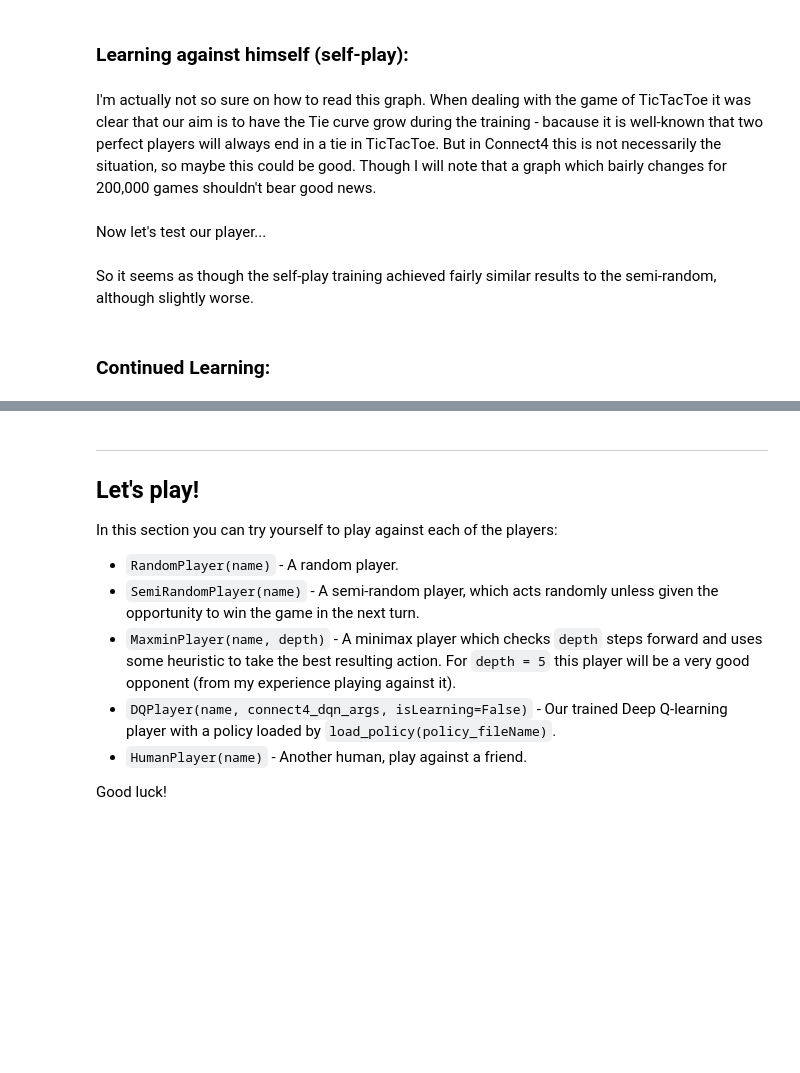
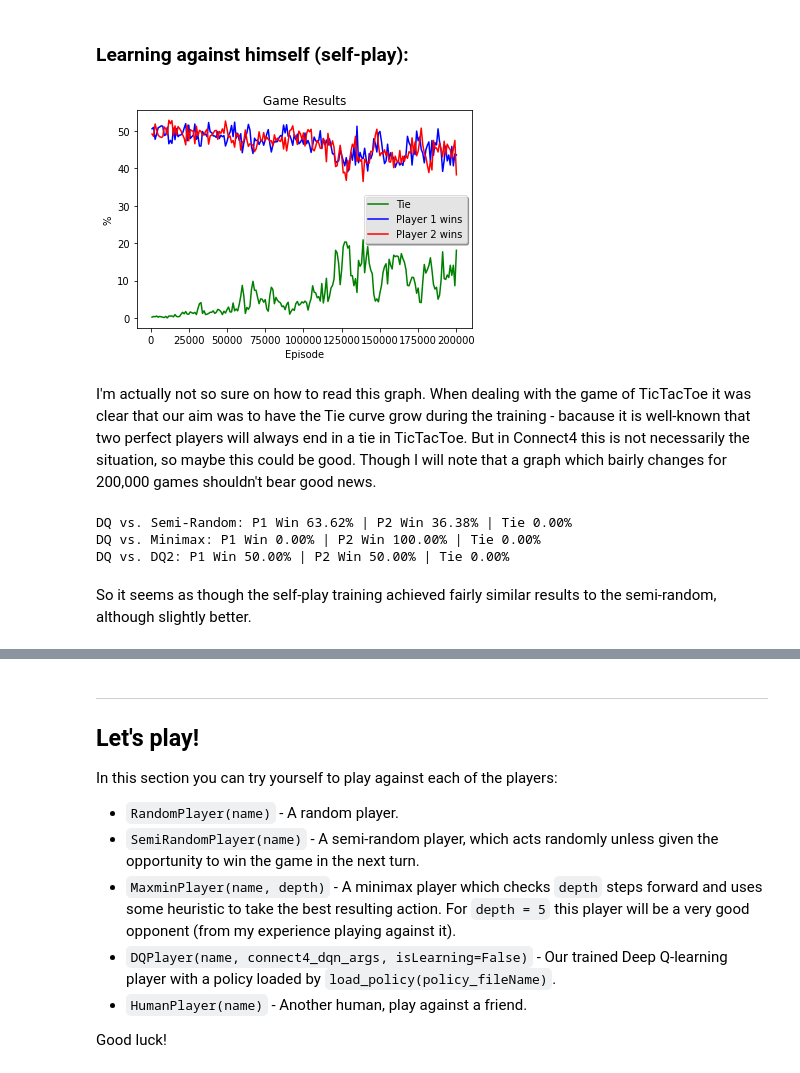
Before and after one commit to roy-hachnochi/Reinforcement-Learning, a Jupyter notebook: Connect4 - Deep Q-Learning.ipynb, the cells around one changed output, grey strips where cells are left out. Cells and saved outputs as stored; diff of their text form; code cells hidden in the pictures; blank space fills up the shorter version.

```diff
--- a/Connect4 - Deep Q-Learning.ipynb
+++ b/Connect4 - Deep Q-Learning.ipynb
@@ -110,20 +112,20 @@ Not looking good enough... No wins against the Minimax player, and almost 16% lo
 # %% [markdown]
 ### Learning against himself (self-play):
 # %%
-policy_fileName = "./Connect4/DQpolicy_selfPlay"
+policy_fileName = "./Connect4/Policies/DQpolicy_selfPlay"
 nGames = 200000
 
 p1 = DQPlayer("DQ", connect4_dqn_args, isLearning=True)
 
 log = train(state, p1, p1, nGames=nGames)
 plot_log(log)
 p1.save_policy(policy_fileName)
+# %% [output]
+[figure, added]
 # %% [markdown]
-I'm actually not so sure on how to read this graph. When dealing with the game of TicTacToe it was clear that our aim is to have the Tie curve grow during the training - bacause it is well-known that two perfect players will always end in a tie in TicTacToe. But in Connect4 this is not necessarily the situation, so maybe this could be good. Though I will note that a graph which bairly changes for 200,000 games shouldn't bear good news.
+I'm actually not so sure on how to read this graph. When dealing with the game of TicTacToe it was clear that our aim was to have the Tie curve grow during the training - bacause it is well-known that two perfect players will always end in a tie in TicTacToe. But in Connect4 this is not necessarily the situation, so maybe this could be good. Though I will note that a graph which bairly changes for 200,000 games shouldn't bear good news.
-# %% [markdown]
-Now let's test our player...
 # %%
-policy_fileName = "./Connect4/DQpolicy_selfPlay"
+policy_fileName = "./Connect4/Policies/DQpolicy_selfPlay"
 p1 = DQPlayer("DQ", connect4_dqn_args, isLearning=False)
 p1.load_policy(policy_fileName)
 
@@ -134,7 +136,9 @@ p4.load_policy(policy_fileName)
 opponents = [p2, p3, p4]
 nGamesList = [10000, 10, 2]
 multi_evaluation(state, p1, opponents, nGamesList)
+# %% [output]
+DQ vs. Semi-Random: P1 Win 63.62% | P2 Win 36.38% | Tie 0.00%
+DQ vs. Minimax: P1 Win 0.00% | P2 Win 100.00% | Tie 0.00%
+DQ vs. DQ2: P1 Win 50.00% | P2 Win 50.00% | Tie 0.00%
 # %% [markdown]
-So it seems as though the self-play training achieved fairly similar results to the semi-random, although slightly worse.
+So it seems as though the self-play training achieved fairly similar results to the semi-random, although slightly better.
-# %% [markdown]
-### Continued Learning:
```
Also changed, not shown: parts of 11 cells of this notebook, 8 other files.
